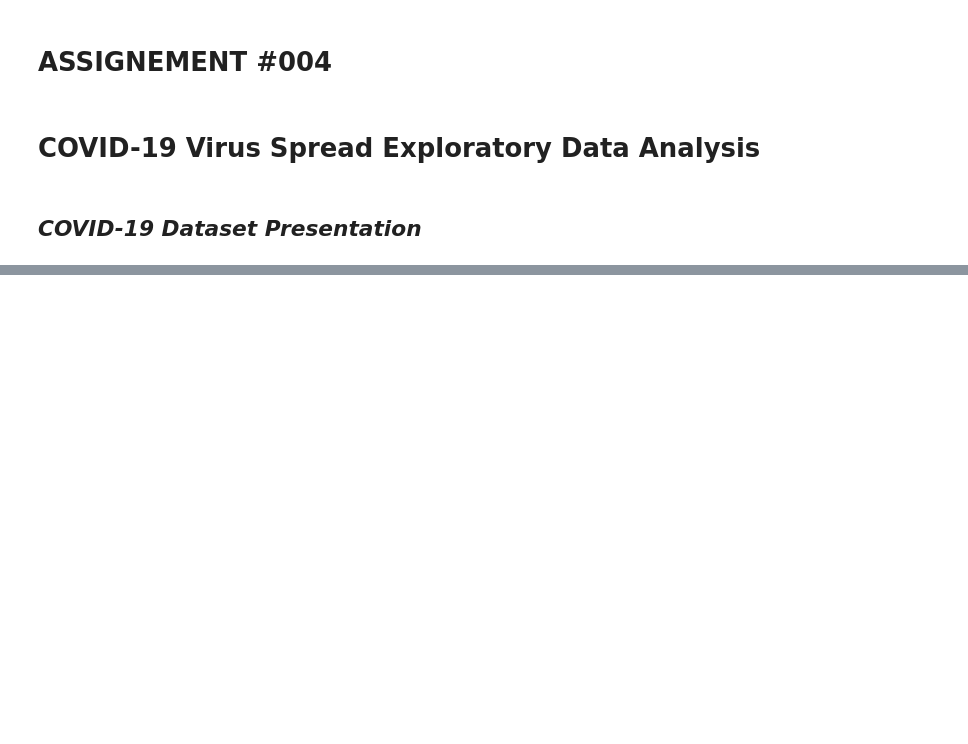
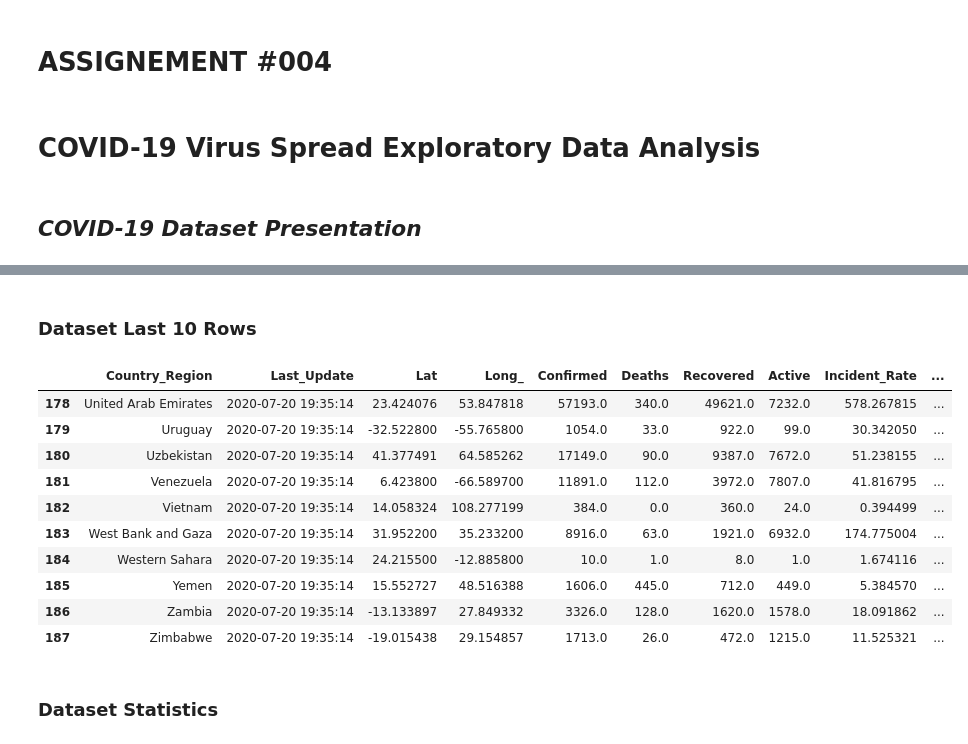
Before and after one commit to trabdlkarim/comu-ce-summer-internship, a Jupyter notebook: ipynb/ASSN4_2020-08-10.ipynb, the cells around one changed output, grey strips where cells are left out. Drawn from its saved outputs; the diff is of its cells as text; code cells hidden in the pictures; blank space fills up the shorter version.

```diff
--- a/ipynb/ASSN4_2020-08-10.ipynb
+++ b/ipynb/ASSN4_2020-08-10.ipynb
@@ -37,0 +196,18 @@ It is an excellent database for people who want to try learning techniques of da
+# %% [markdown]
+### Dataset Last 10 Rows
+# %%
+dataset2.tail(10)
+# %% [output]
+|  | Country_Region | Last_Update | Lat | Long_ | Confirmed | Deaths | Recovered | Active | Incident_Rate | ... |
+| 178 | United Arab Emirates | 2020-07-20 19:35:14 | 23.424076 | 53.847818 | 57193.0 | 340.0 | 49621.0 | 7232.0 | 578.267815 | ... |
+| 179 | Uruguay | 2020-07-20 19:35:14 | -32.522800 | -55.765800 | 1054.0 | 33.0 | 922.0 | 99.0 | 30.342050 | ... |
+| 180 | Uzbekistan | 2020-07-20 19:35:14 | 41.377491 | 64.585262 | 17149.0 | 90.0 | 9387.0 | 7672.0 | 51.238155 | ... |
+| 181 | Venezuela | 2020-07-20 19:35:14 | 6.423800 | -66.589700 | 11891.0 | 112.0 | 3972.0 | 7807.0 | 41.816795 | ... |
+| 182 | Vietnam | 2020-07-20 19:35:14 | 14.058324 | 108.277199 | 384.0 | 0.0 | 360.0 | 24.0 | 0.394499 | ... |
+| 183 | West Bank and Gaza | 2020-07-20 19:35:14 | 31.952200 | 35.233200 | 8916.0 | 63.0 | 1921.0 | 6932.0 | 174.775004 | ... |
+| 184 | Western Sahara | 2020-07-20 19:35:14 | 24.215500 | -12.885800 | 10.0 | 1.0 | 8.0 | 1.0 | 1.674116 | ... |
+| 185 | Yemen | 2020-07-20 19:35:14 | 15.552727 | 48.516388 | 1606.0 | 445.0 | 712.0 | 449.0 | 5.384570 | ... |
+| 186 | Zambia | 2020-07-20 19:35:14 | -13.133897 | 27.849332 | 3326.0 | 128.0 | 1620.0 | 1578.0 | 18.091862 | ... |
+| 187 | Zimbabwe | 2020-07-20 19:35:14 | -19.015438 | 29.154857 | 1713.0 | 26.0 | 472.0 | 1215.0 | 11.525321 | ... |
+# %% [markdown]
+### Dataset Statistics
```
Also changed, not shown: parts of 46 cells of this notebook.
